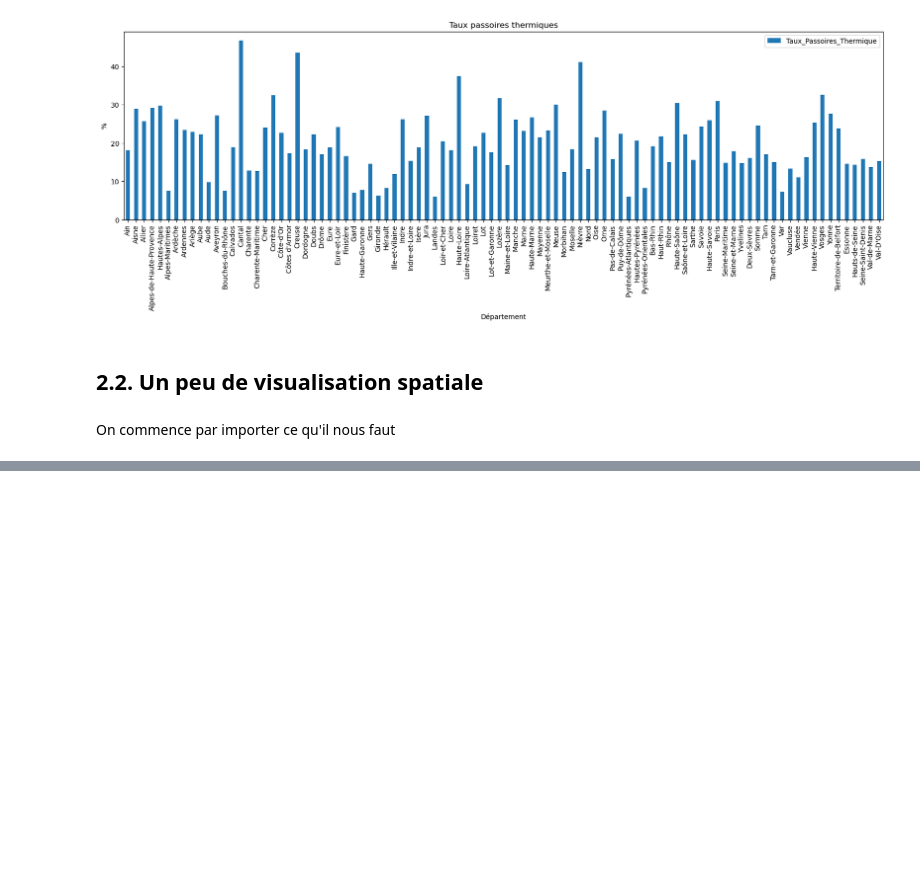
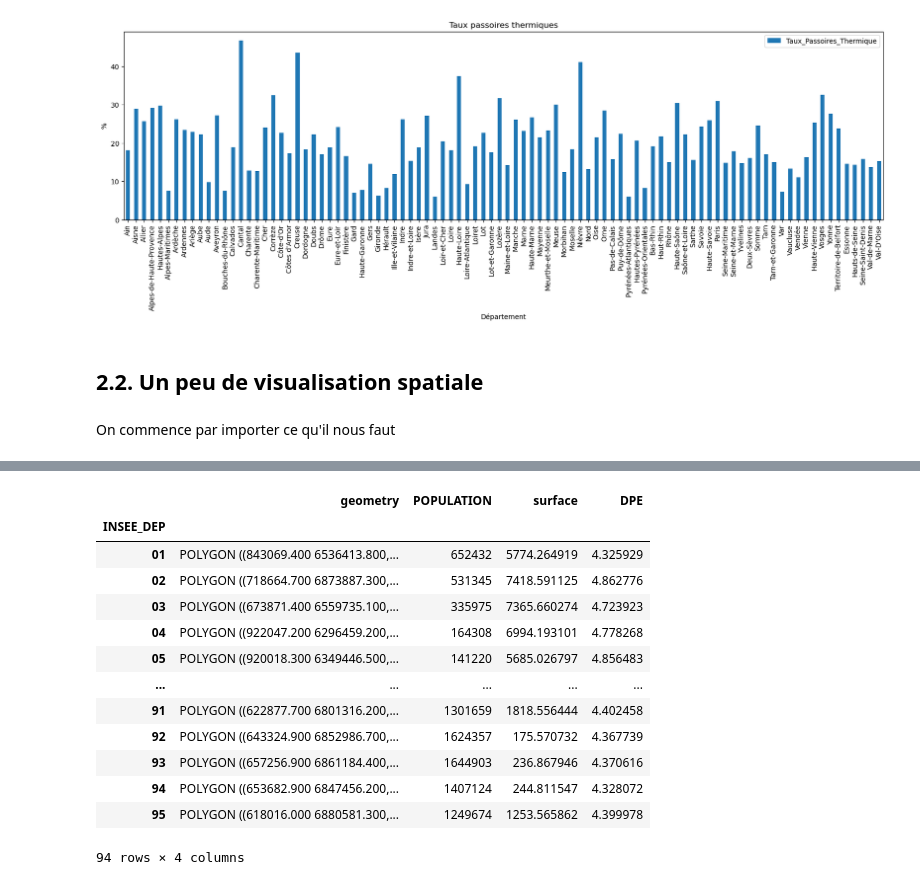
Before and after one commit to f-b-l/python2A, a Jupyter notebook: debut projet-LP-21-10-22.ipynb, the cells around one changed output, grey strips where cells are left out. Cells and saved outputs as stored; diff of their text form; code cells hidden in the pictures; blank space fills up the shorter version.

```diff
--- a/debut projet-LP-21-10-22.ipynb
+++ b/debut projet-LP-21-10-22.ipynb
@@ -456,0 +491,20 @@ ImportError: cannot import name 'ParamSpec' from 'typing_extensions' (/Users/fra
+# %%
+DPE_liste=df_bdd_nat_work['DPE_Moyen'].tolist()
+
+france_DPE = france_copy.assign(DPE=DPE_liste)
+france_DPE
+# %% [output]
+|  | geometry | POPULATION | surface | DPE |
+| INSEE_DEP |  |  |  |  |
+| 01 | POLYGON ((843069.400 6536413.800,... | 652432 | 5774.264919 | 4.325929 |
+| 02 | POLYGON ((718664.700 6873887.300,... | 531345 | 7418.591125 | 4.862776 |
+| 03 | POLYGON ((673871.400 6559735.100,... | 335975 | 7365.660274 | 4.723923 |
+| 04 | POLYGON ((922047.200 6296459.200,... | 164308 | 6994.193101 | 4.778268 |
+| 05 | POLYGON ((920018.300 6349446.500,... | 141220 | 5685.026797 | 4.856483 |
+| ... | ... | ... | ... | ... |
+| 91 | POLYGON ((622877.700 6801316.200,... | 1301659 | 1818.556444 | 4.402458 |
+| 92 | POLYGON ((643324.900 6852986.700,... | 1624357 | 175.570732 | 4.367739 |
+| 93 | POLYGON ((657256.900 6861184.400,... | 1644903 | 236.867946 | 4.370616 |
+| 94 | POLYGON ((653682.900 6847456.200,... | 1407124 | 244.811547 | 4.328072 |
+| 95 | POLYGON ((618016.000 6880581.300,... | 1249674 | 1253.565862 | 4.399978 |
+94 rows × 4 columns
```
Also changed, not shown: parts of 24 cells of this notebook.
